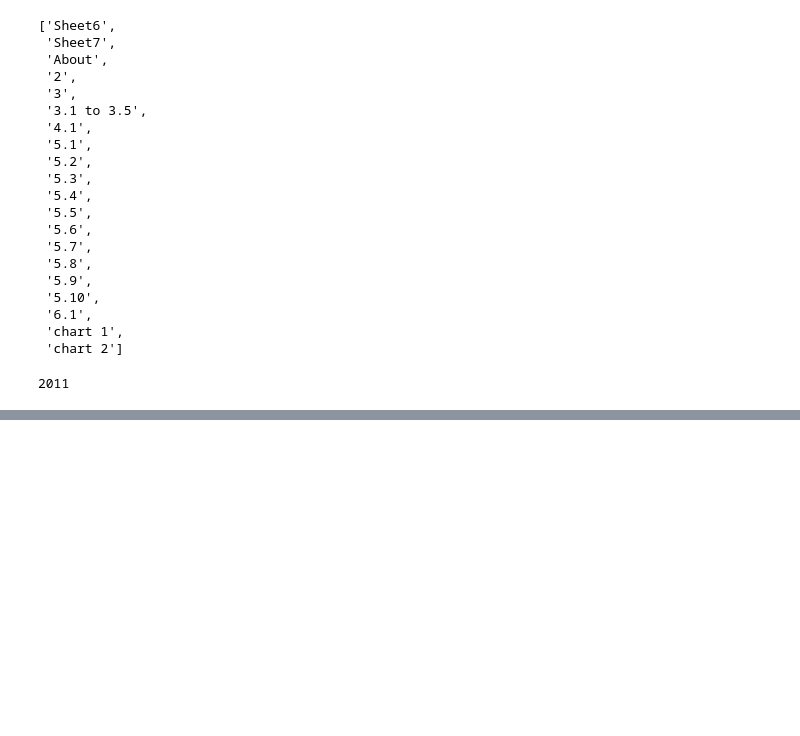
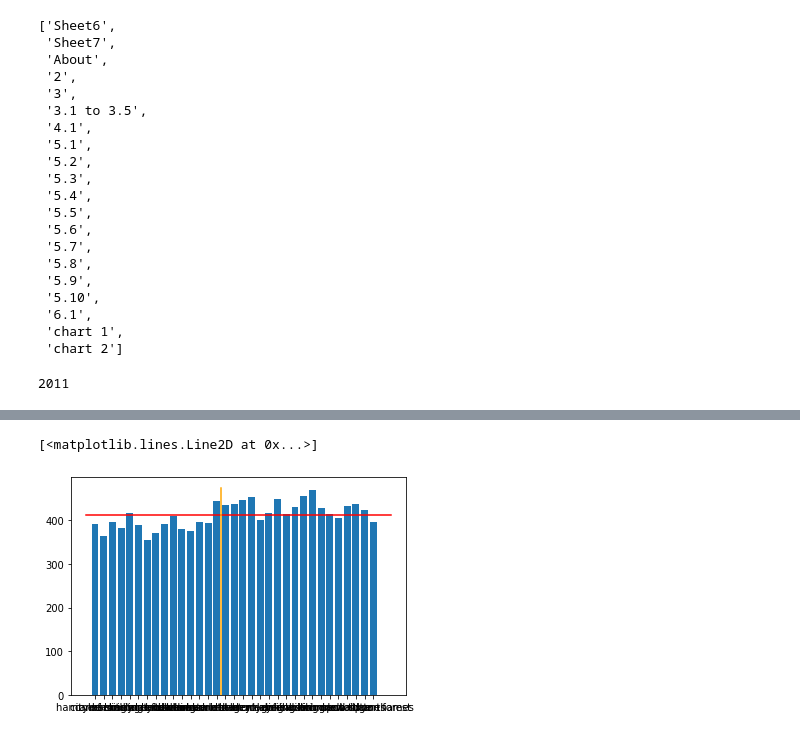
Before and after one commit to bendthompson/london-fires, a Jupyter notebook: notebooks/exploratory_notebook.ipynb, the cells around one changed output, grey strips where cells are left out. Cells and saved outputs as stored; diff of their text form; code cells hidden in the pictures; blank space fills up the shorter version.

```diff
--- a/notebooks/exploratory_notebook.ipynb
+++ b/notebooks/exploratory_notebook.ipynb
@@ -130,0 +156,8 @@ df
+# %%
+plt.bar(x=df.index, height=df['2021.0'])
+plt.plot([-1,34], [412.3,412.3], c='red')
+plt.plot([14.5,14.5],[0,475], c='orange')
+#2021 times compared to mean
+# %% [output]
+[<matplotlib.lines.Line2D at 0x...>]
+[figure, added]
```
Also changed, not shown: parts of 29 cells of this notebook.
